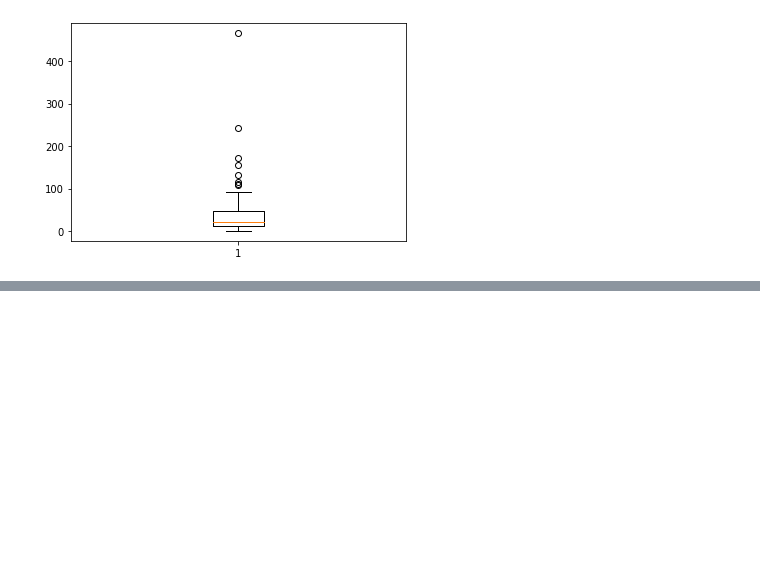
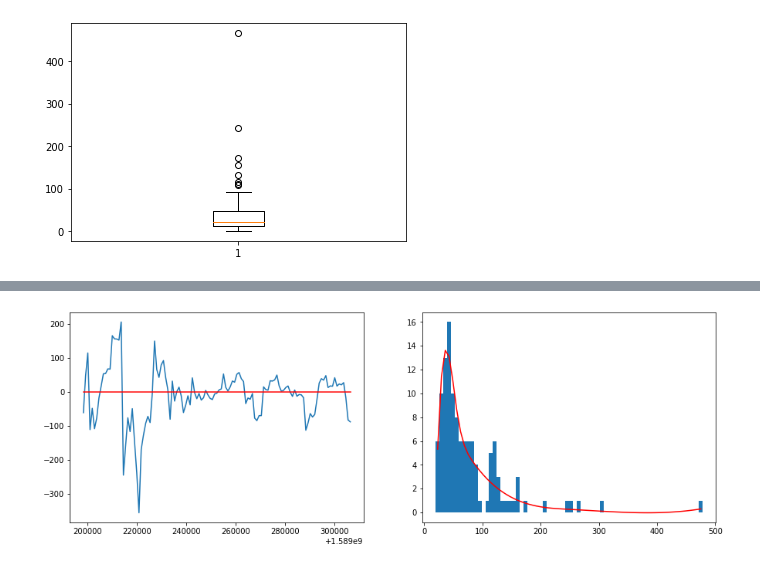
Before and after one commit to aeakoski/market_analyser, a Jupyter notebook: recon/notebook.ipynb, the cells around one changed output, grey strips where cells are left out. Saved outputs shown, nothing was run; the diff lists cells and outputs as text; code cells hidden in the pictures; blank space fills up the shorter version.

```diff
--- a/recon/notebook.ipynb
+++ b/recon/notebook.ipynb
@@ -103,0 +81,27 @@ plt.show()
+# %%
+fig2, (ax11, ax22) = plt.subplots(1, 2, figsize=(15,5))
+
+## 1. Divergense from smothed price
+noise = []
+for i in range(len(y_prices)):
+    trend = list(map((lambda x: x[1]), lo_3))[i]
+    price = y_prices[i]
+    noise.append(price-trend)
+
+ax11.plot(list(map((lambda x: x[0]), prices_low)), noise)
+ax11.plot(list(map((lambda x: x[0]), prices_low)), [0]*len(noise), color='r')
+
+## Probability density function of candle heights
+nr_of_bins = 70
+p, x = np.histogram(list(map(lambda x: x[1], candleLengths)), bins=nr_of_bins) # bin it into n = N//10 bins
+x = x[:-1] + (x[1] - x[0])/2   # convert bin edges to centers
+f = UnivariateSpline(x, p, s=nr_of_bins)
+
+ax22.plot(x, f(x),c="r")
+
+a = ax22.hist(list(map(lambda x: x[1], candleLengths)), bins=nr_of_bins) ## x = list(map(lambda x: x[0], candleLengths))
+sum_events = sum(a[0])
+
+probDist = list(map(lambda x: x/sum_events, a[0]))
+# %% [output]
+[figure, added]
```
Also changed, not shown: parts of 4 cells of this notebook.
